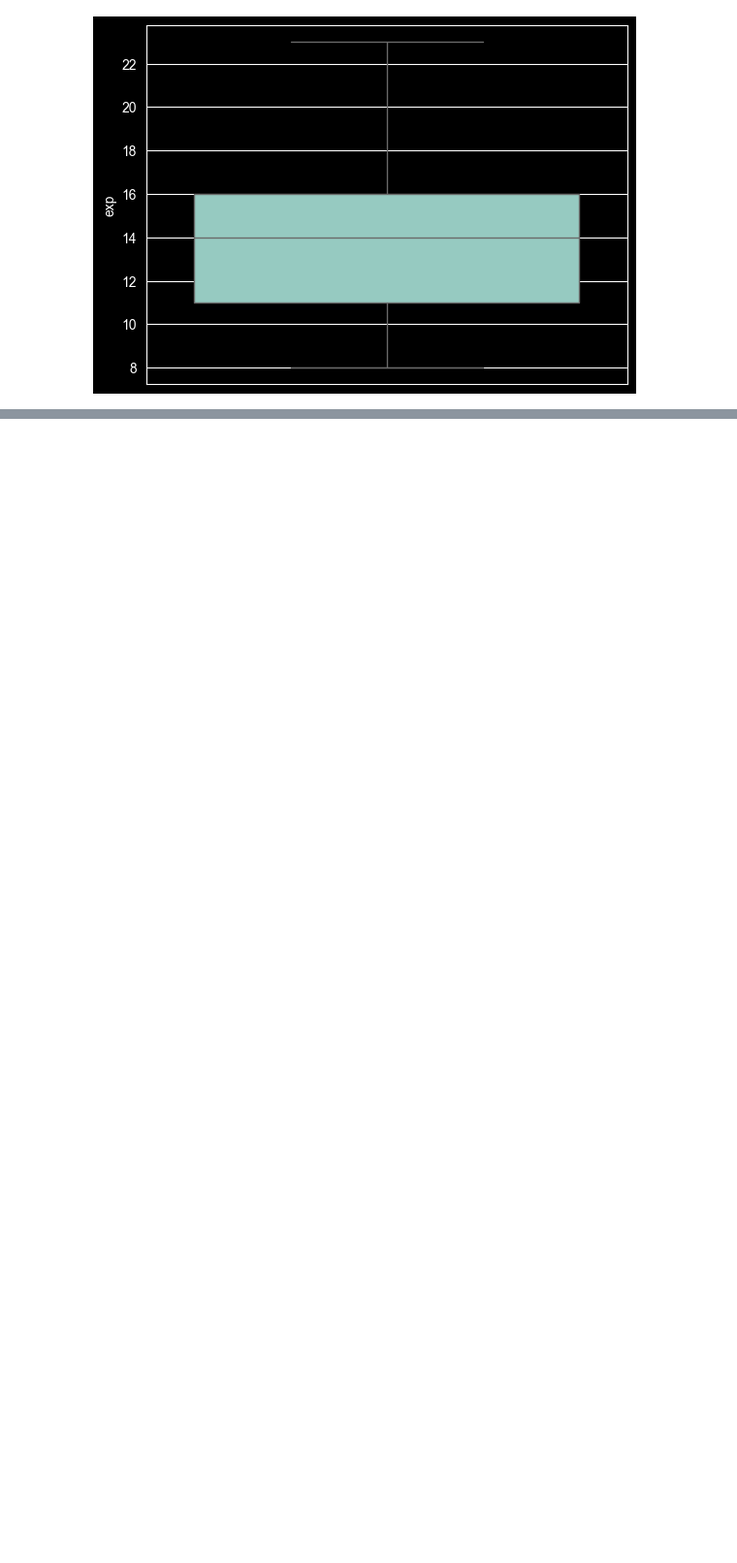
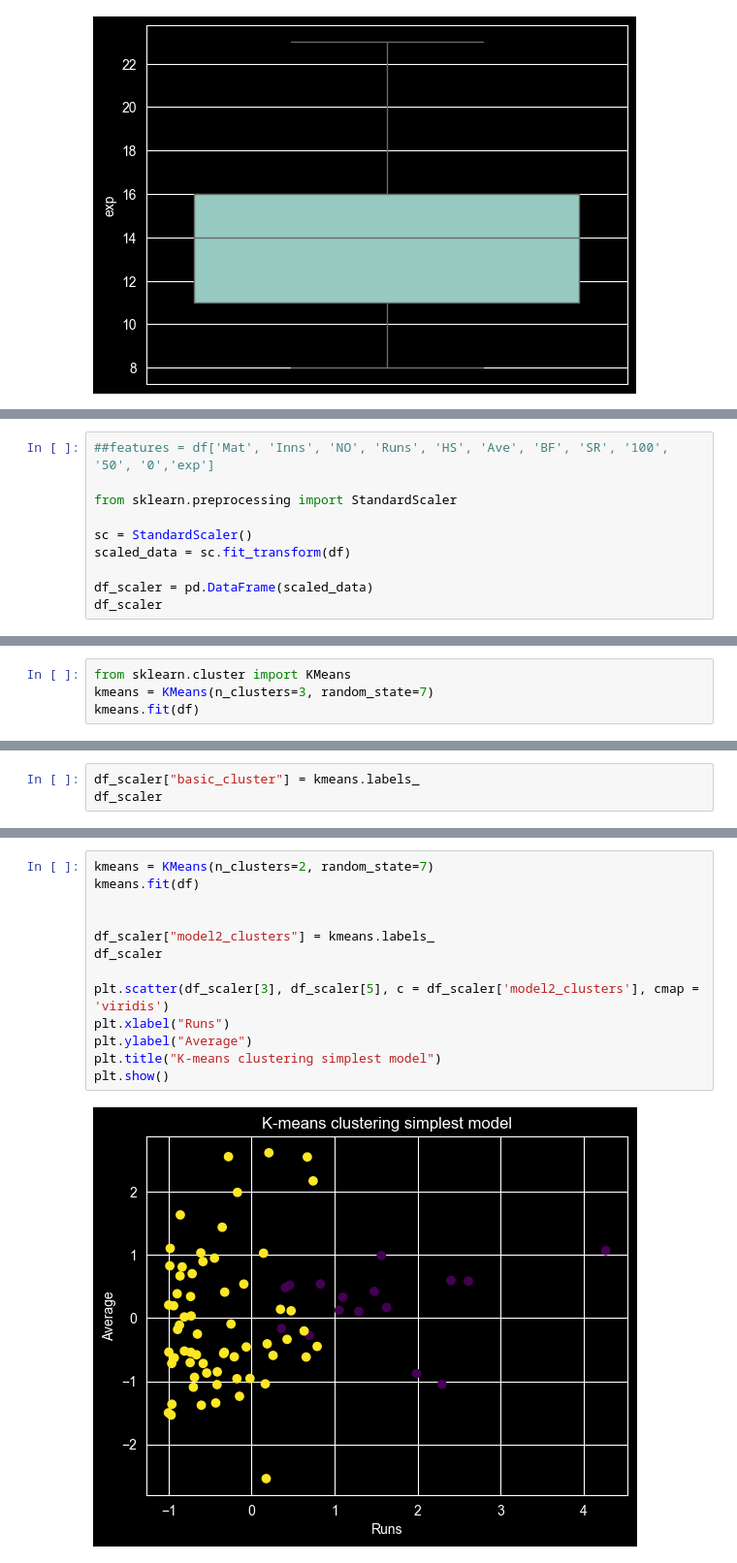
Before and after one commit to kaymansrinivasan/Machine_Learning, a Jupyter notebook: .ipynb/K-means.ipynb, the cells around one changed output, grey strips where cells are left out. Shown at 97% size. Cells and saved outputs as stored; diff of their text form; blank space fills up the shorter version.

Commit message:
did few more things but Kmeans need to consider once again for reviews

```diff
--- a/.ipynb/K-means.ipynb
+++ b/.ipynb/K-means.ipynb
@@ -116,0 +124,10 @@ for col in df.columns:
+# %%
+##features = df['Mat', 'Inns', 'NO', 'Runs', 'HS', 'Ave', 'BF', 'SR', '100', '50', '0','exp']
+
+from sklearn.preprocessing import StandardScaler
+
+sc = StandardScaler()
+scaled_data = sc.fit_transform(df)
+
+df_scaler = pd.DataFrame(scaled_data)
+df_scaler
@@ -116,0 +152,4 @@ for col in df.columns:
+# %%
+from sklearn.cluster import KMeans
+kmeans = KMeans(n_clusters=3, random_state=7)
+kmeans.fit(df)
@@ -116,0 +158,3 @@ for col in df.columns:
+# %%
+df_scaler["basic_cluster"] = kmeans.labels_
+df_scaler
@@ -116,0 +175,15 @@ for col in df.columns:
+# %%
+kmeans = KMeans(n_clusters=2, random_state=7)
+kmeans.fit(df)
+
+
+df_scaler["model2_clusters"] = kmeans.labels_
+df_scaler
+
+plt.scatter(df_scaler[3], df_scaler[5], c = df_scaler['model2_clusters'], cmap = 'viridis')
+plt.xlabel("Runs")
+plt.ylabel("Average")
+plt.title("K-means clustering simplest model")
+plt.show()
+# %% [output]
+[figure, added]
```
Also changed, not shown: parts of 12 cells of this notebook.
